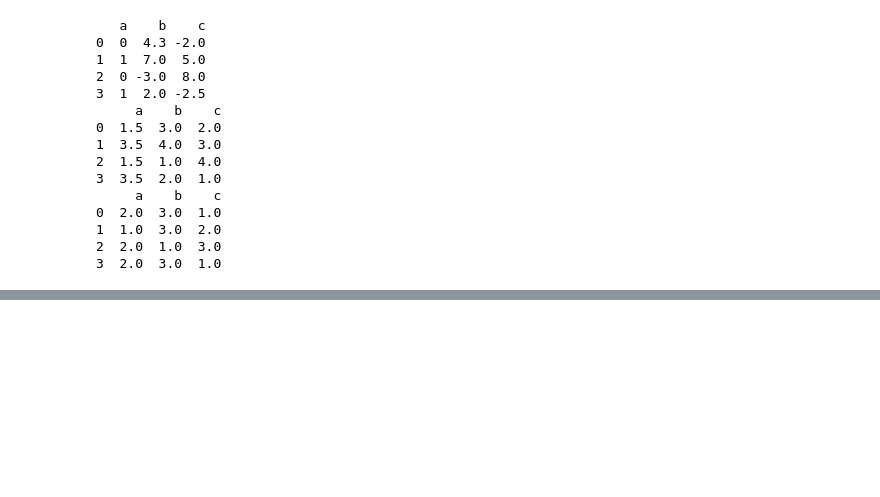
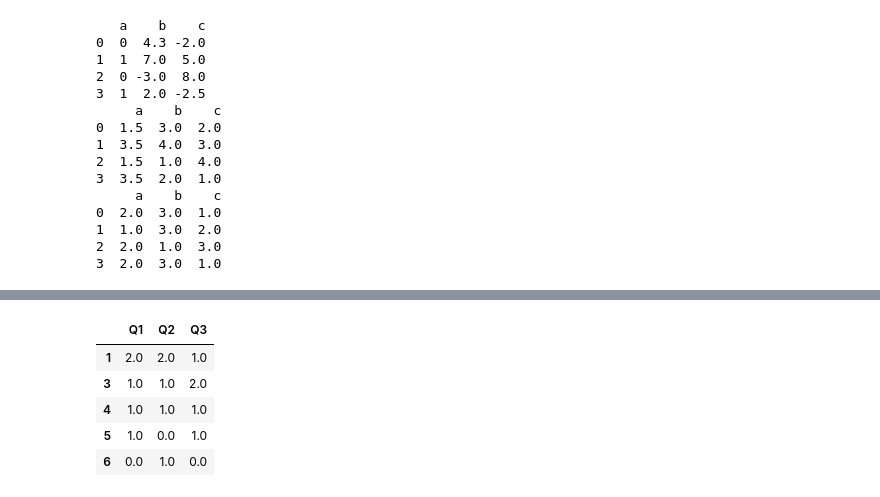
Before and after one commit to Mashiro030/python_data_analysis, a Jupyter notebook: python資料分析/Pandas基礎用法.ipynb, the cells around one changed output, grey strips where cells are left out. Drawn from its saved outputs; the diff is of its cells as text; code cells hidden in the pictures; blank space fills up the shorter version.

```diff
--- a/python資料分析/Pandas基礎用法.ipynb
+++ b/python資料分析/Pandas基礎用法.ipynb
@@ -698,0 +691,17 @@ titanic
+# %%
+# 比對series後，產生一個index值的陣列
+to_match=pd.Series(list('cabbca'))
+unique_val=pd.Series(list('cba'))
+pd.Index(unique_val).get_indexer(to_match) # 找出to_match的值，然後對應到unique_val中，輸出對應的值在unique_val的index
+
+# 計算多欄直方圖
+data=pd.DataFrame({'Q1':[1,3,1,5,4],'Q2':[1,4,6,3,1],'Q3':[1,3,3,5,4]})
+result=data.apply(pd.value_counts) # 列出各行出現幾次同樣的值
+result.fillna(0)
+# %% [output]
+|  | Q1 | Q2 | Q3 |
+| 1 | 2.0 | 2.0 | 1.0 |
+| 3 | 1.0 | 1.0 | 2.0 |
+| 4 | 1.0 | 1.0 | 1.0 |
+| 5 | 1.0 | 0.0 | 1.0 |
+| 6 | 0.0 | 1.0 | 0.0 |
```
Also changed, not shown: parts of 13 cells of this notebook.
